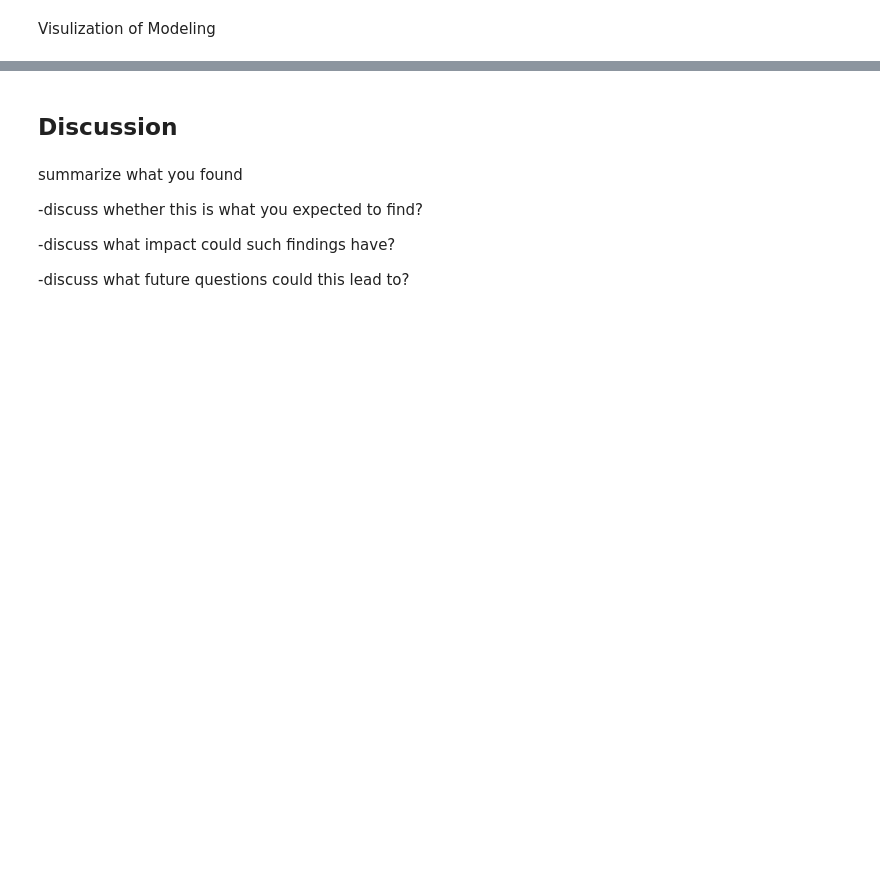
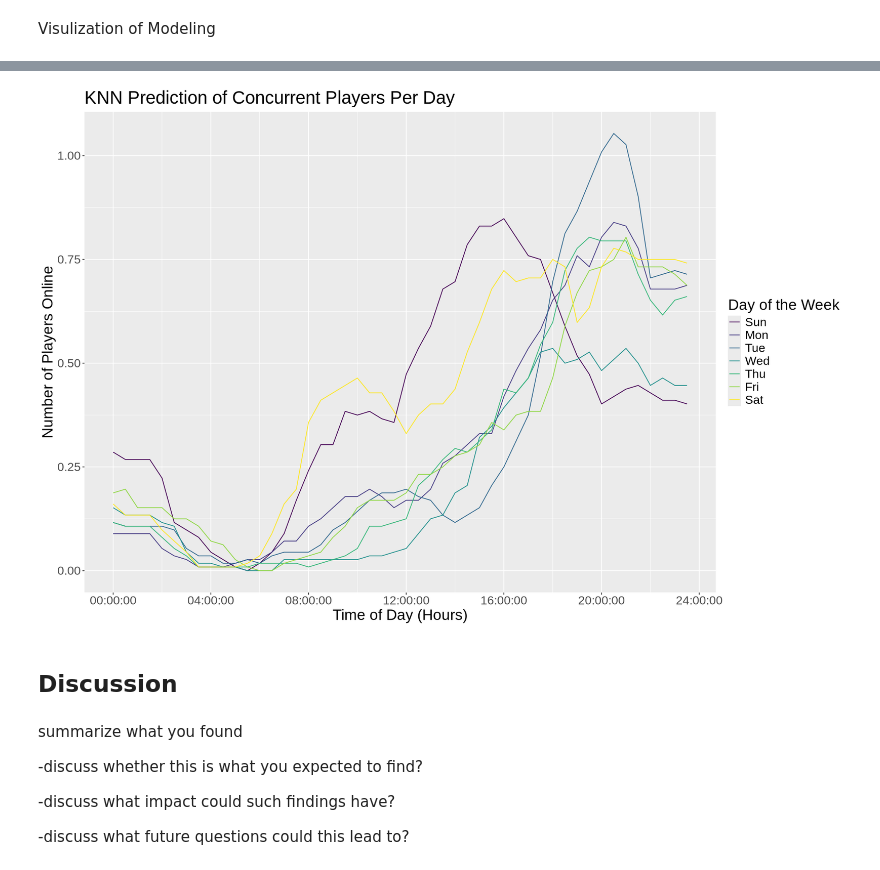
Before and after one commit to ARPBlueSteel/dsci100-project-24w-003-4, a Jupyter notebook: project_report.ipynb, the cells around one changed output, grey strips where cells are left out. Saved outputs shown, nothing was run; the diff lists cells and outputs as text; code cells hidden in the pictures; blank space fills up the shorter version.

```diff
--- a/project_report.ipynb
+++ b/project_report.ipynb
@@ -149,4 +176,7 @@ Visulization of Modeling
 compare_df <- session_fit |>
            predict(sessions_testing) |>
            bind_cols(sessions_testing)|>
-            mutate( hms = as_hms(tinterval))
+            mutate( hms = as_hms(tinterval))|>
+     mutate(wday = as_factor(wday(tinterval, label = TRUE)))
+
+compare_df
@@ -153,11 +203,17 @@ compare_df <- session_fit |>
 # %%
 # plot
 compare_plot <- compare_df |>
     ggplot( aes( x = hms, y = player_count))+
     # geom_point( alpha = 0.1 , colour = "blue")+
-    geom_line( aes( x = hms, y = .pred, colour = as_factor(wday)))
-options(repr.plot.width = 20, repr.plot.height = 10)
+    geom_line( aes( x = hms, y = .pred, colour = as_factor(wday)))+
+labs(x="Time of Day (Hours)", y= "Number of Players Online", colour = "Day of the Week")+
+     ggtitle("KNN Prediction of Concurrent Players Per Day")+
+theme(text=element_text(size=20))
+options(repr.plot.width = 15, repr.plot.height = 10)
+
 compare_plot
+# %% [output]
+[figure, added]
 # %% [markdown]
 ## Discussion
 # %% [markdown]
```
Also changed, not shown: parts of 3 cells of this notebook.
